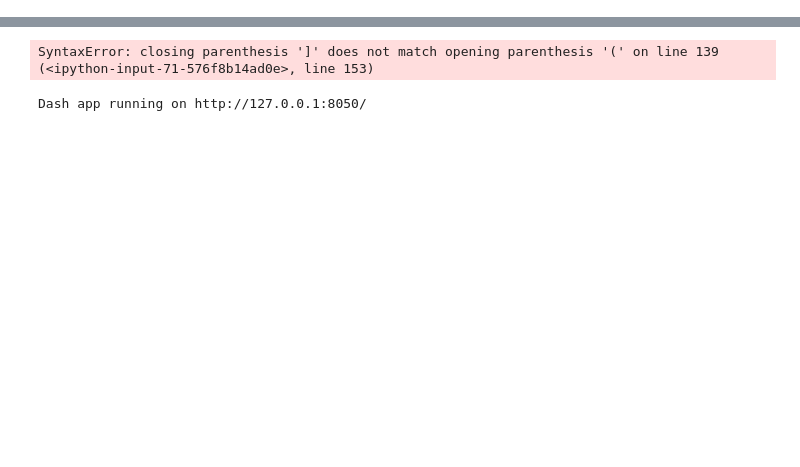
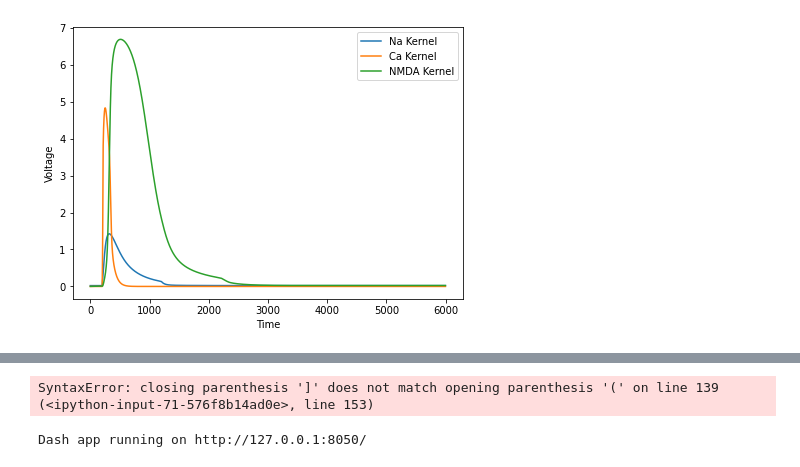
Before and after one commit to nauralcodinglab/linear-nonlinear-dendrites, a Jupyter notebook: peter-scrap-notebooks/nmda.ipynb, the cells around one changed output, grey strips where cells are left out. Saved outputs shown, nothing was run; the diff lists cells and outputs as text; code cells hidden in the pictures; blank space fills up the shorter version.

```diff
--- a/peter-scrap-notebooks/nmda.ipynb
+++ b/peter-scrap-notebooks/nmda.ipynb
@@ -60,0 +164,12 @@ def delayed_pulse(delay_ms: float, peak_amplitude: float, total_duration: float
+# %%
+plt.figure(figsize=(7, 5))
+plt.plot(data['ca_control'], label='Na Kernel')
+plt.plot(data['na_control'], label='Ca Kernel')
+plt.plot(data['nmda_control'], label='NMDA Kernel')
+plt.xlabel('Time')
+plt.ylabel('Voltage')
+plt.legend()
+plt.savefig('./figures/nmda_control_amp7.svg')
+plt.show()
+# %% [output]
+[figure, added]
```
Also changed, not shown: parts of 12 cells of this notebook, 18 other files.
